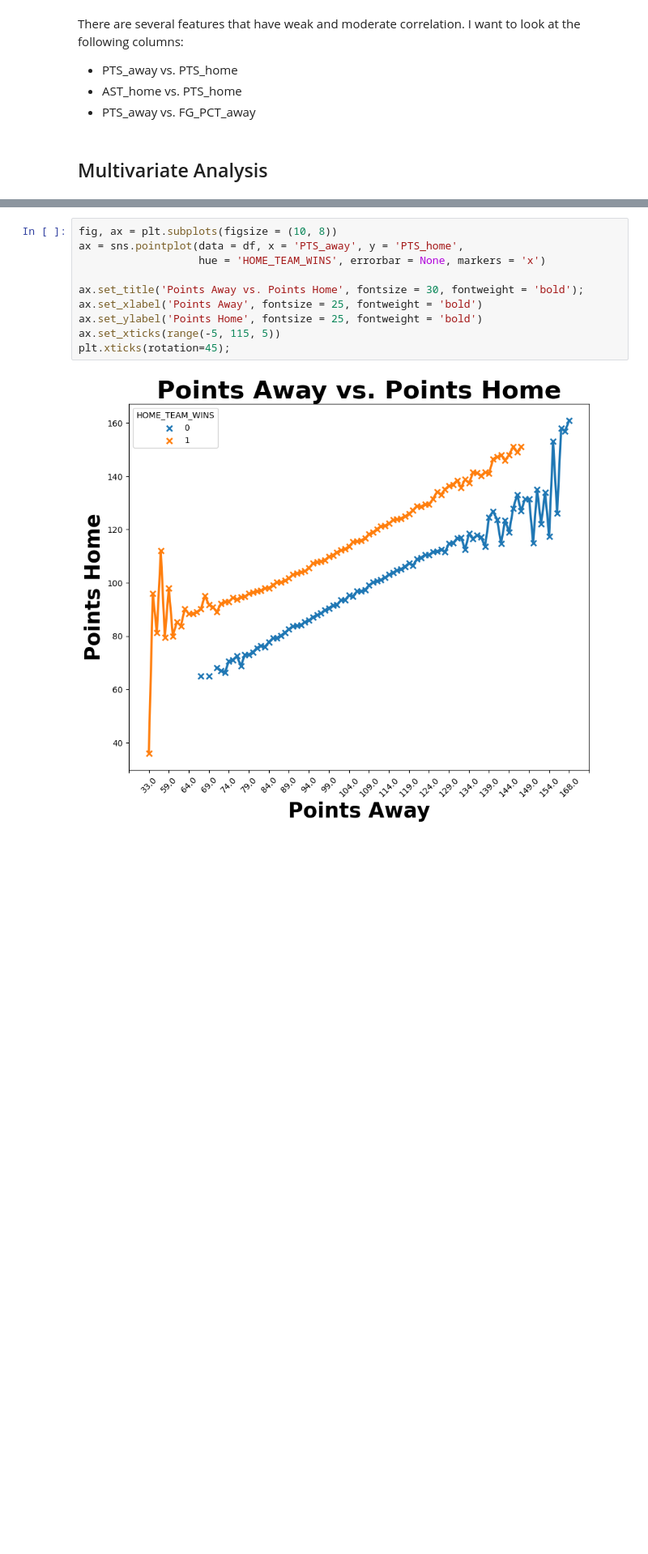
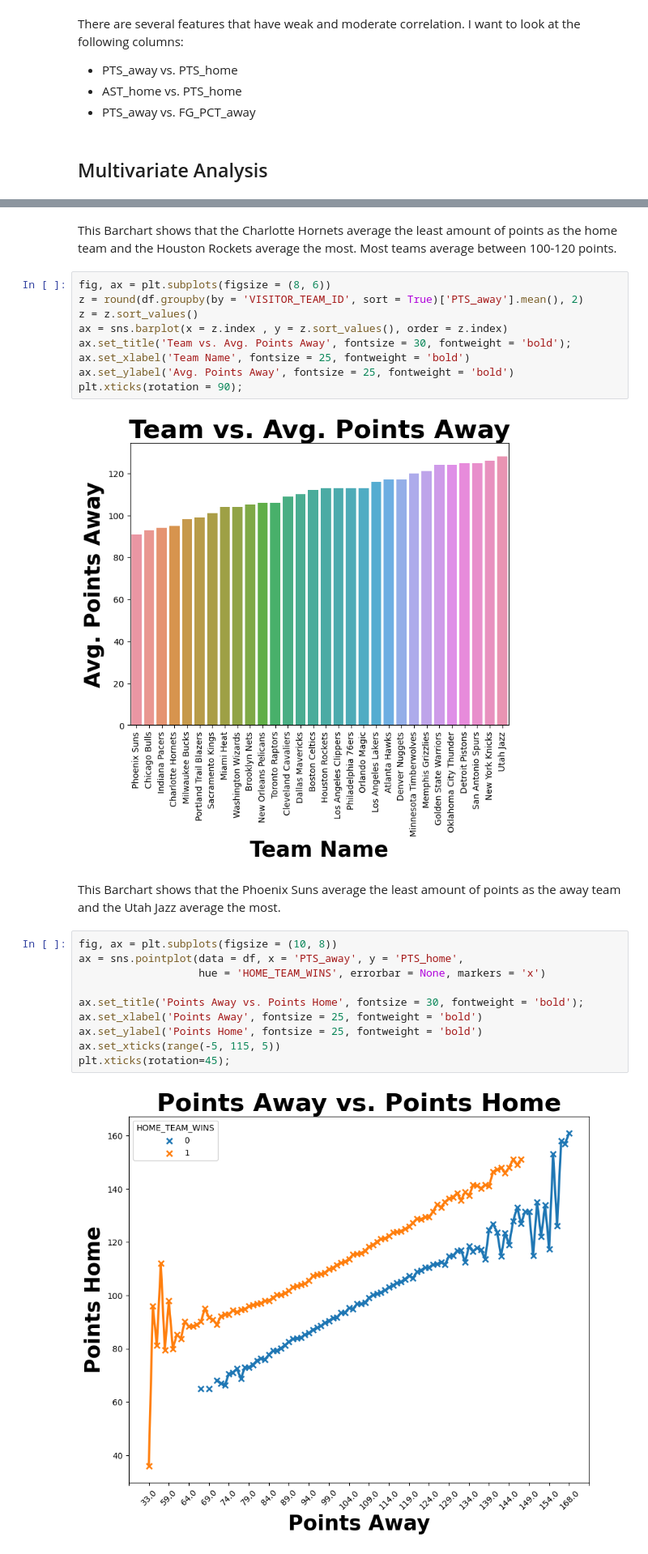
Before and after one commit to jaytrey777/NBA-Home-Team-Wins, a Jupyter notebook: NBA Home Team Wins.ipynb, the cells around one changed output, grey strips where cells are left out. Shown at 81% size. Saved outputs shown, nothing was run; the diff lists cells and outputs as text; blank space fills up the shorter version.

```diff
--- a/NBA Home Team Wins.ipynb
+++ b/NBA Home Team Wins.ipynb
@@ -384,3 +456,18 @@ There are several features that have weak and moderate correlation.  I want to l
+# %% [markdown]
+This Barchart shows that the Charlotte Hornets average the least amount of points as the home team and the Houston Rockets average the most. Most teams average between 100-120 points.
+# %%
+fig, ax = plt.subplots(figsize = (8, 6))
+z = round(df.groupby(by = 'VISITOR_TEAM_ID', sort = True)['PTS_away'].mean(), 2)
+z = z.sort_values()
+ax = sns.barplot(x = z.index , y = z.sort_values(), order = z.index)
+ax.set_title('Team vs. Avg. Points Away', fontsize = 30, fontweight = 'bold');
+ax.set_xlabel('Team Name', fontsize = 25, fontweight = 'bold')
+ax.set_ylabel('Avg. Points Away', fontsize = 25, fontweight = 'bold')
+plt.xticks(rotation = 90);
+# %% [output]
+[figure, added]
+# %% [markdown]
+This Barchart shows that the Phoenix Suns average the least amount of points as the away team and the Utah Jazz average the most.
 # %%
 fig, ax = plt.subplots(figsize = (10, 8))
 ax = sns.pointplot(data = df, x = 'PTS_away', y = 'PTS_home',
```
Also changed, not shown: parts of 16 cells of this notebook.
